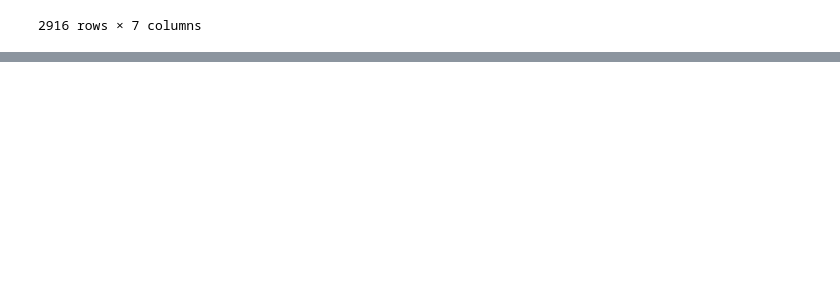
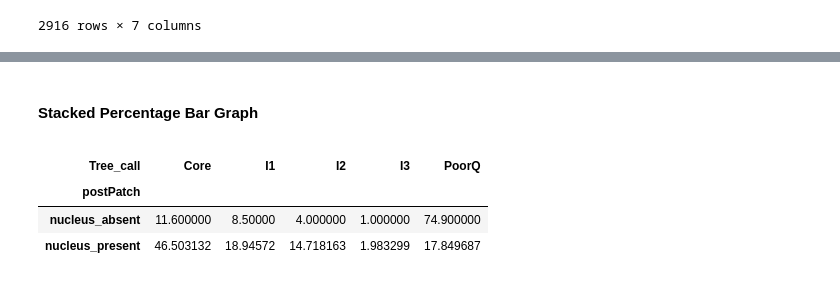
Before and after one commit to ramr24/Personal, a Jupyter notebook: ivscc_paper/template.ipynb, the cells around one changed output, grey strips where cells are left out. Drawn from its saved outputs; the diff is of its cells as text; code cells hidden in the pictures; blank space fills up the shorter version.

```diff
--- a/ivscc_paper/template.ipynb
+++ b/ivscc_paper/template.ipynb
@@ -124 +187,15 @@ vioplt("Genes.Detected.CPM", "Number of genes", met_df)
 [figure]
+# %% [markdown]
+#### Stacked Percentage Bar Graph
+# %%
+met_df1 = piv_table(met_df)
+post_patch_totals = list(met_df1.sum(1))
+post_patch_totals = [int(x) for x in post_patch_totals]
+met_df1 = met_df1.div(met_df1.sum(1), axis=0) * 100
+met_df1
+# %% [output]
+|  |  |  |  |  |  |
+| Tree_call | Core | I1 | I2 | I3 | PoorQ |
+| postPatch |  |  |  |  |  |
+| nucleus_absent | 11.600000 | 8.50000 | 4.000000 | 1.000000 | 74.900000 |
+| nucleus_present | 46.503132 | 18.94572 | 14.718163 | 1.983299 | 17.849687 |
```
Also changed, not shown: parts of 26 cells of this notebook, 7 other files.
